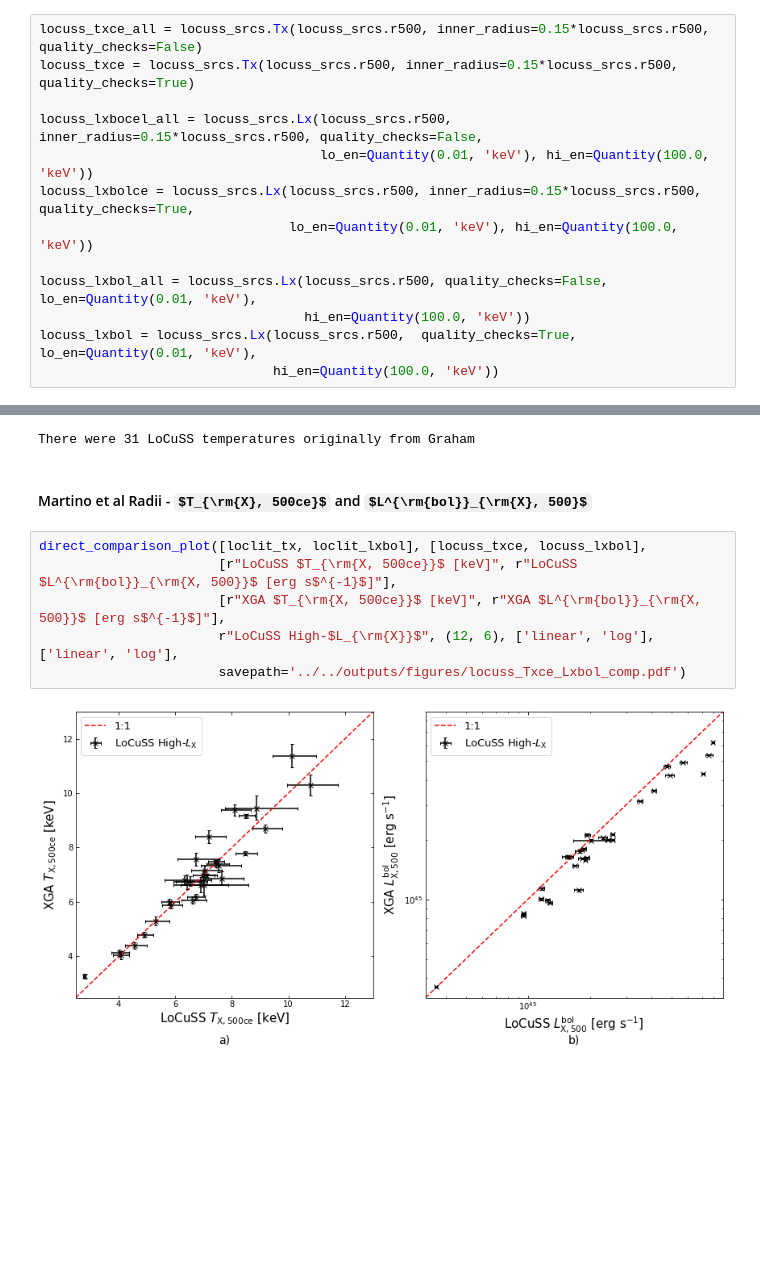
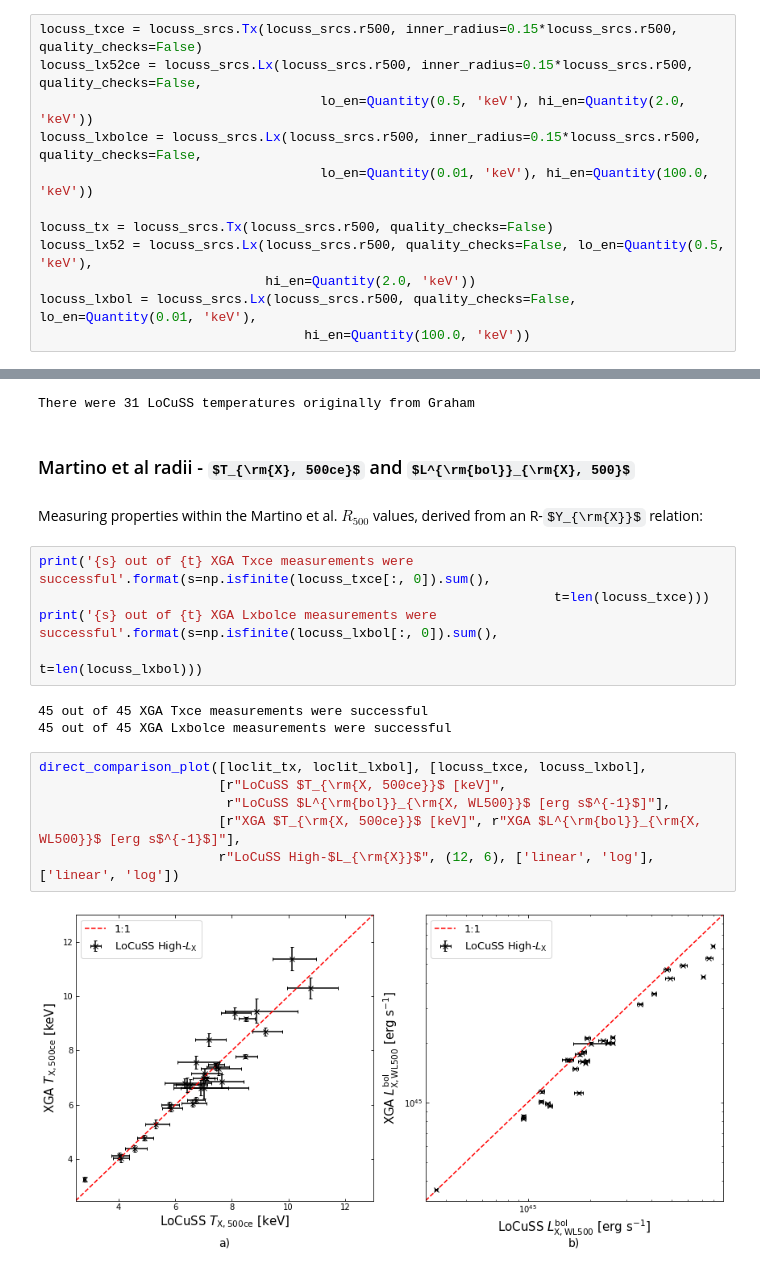
Before and after one commit to DavidT3/XCS-Mass-Paper-I-Analysis, a Jupyter notebook: notebooks/temp_lum_comparisons/locuss_comparisons.ipynb, the cells around one changed output, grey strips where cells are left out. Saved outputs shown, nothing was run; the diff lists cells and outputs as text; some formulas as TeX source; blank space fills up the shorter version.

```diff
--- a/notebooks/temp_lum_comparisons/locuss_comparisons.ipynb
+++ b/notebooks/temp_lum_comparisons/locuss_comparisons.ipynb
@@ -130,15 +158,14 @@ We must extract and judge the quality of the temperature and luminosity measurem
 # %% [markdown]
 ### Martino et al.
 # %%
-locuss_txce_all = locuss_srcs.Tx(locuss_srcs.r500, inner_radius=0.15*locuss_srcs.r500, quality_checks=False)
-locuss_txce = locuss_srcs.Tx(locuss_srcs.r500, inner_radius=0.15*locuss_srcs.r500, quality_checks=True)
+locuss_txce = locuss_srcs.Tx(locuss_srcs.r500, inner_radius=0.15*locuss_srcs.r500, quality_checks=False)
+locuss_lx52ce = locuss_srcs.Lx(locuss_srcs.r500, inner_radius=0.15*locuss_srcs.r500, quality_checks=False,
+                                    lo_en=Quantity(0.5, 'keV'), hi_en=Quantity(2.0, 'keV'))
+locuss_lxbolce = locuss_srcs.Lx(locuss_srcs.r500, inner_radius=0.15*locuss_srcs.r500, quality_checks=False,
+                                    lo_en=Quantity(0.01, 'keV'), hi_en=Quantity(100.0, 'keV'))
 
-locuss_lxbocel_all = locuss_srcs.Lx(locuss_srcs.r500, inner_radius=0.15*locuss_srcs.r500, quality_checks=False,
-                                    lo_en=Quantity(0.01, 'keV'), hi_en=Quantity(100.0, 'keV'))
-locuss_lxbolce = locuss_srcs.Lx(locuss_srcs.r500, inner_radius=0.15*locuss_srcs.r500, quality_checks=True,
-                                lo_en=Quantity(0.01, 'keV'), hi_en=Quantity(100.0, 'keV'))
-
-locuss_lxbol_all = locuss_srcs.Lx(locuss_srcs.r500, quality_checks=False, lo_en=Quantity(0.01, 'keV'),
+locuss_tx = locuss_srcs.Tx(locuss_srcs.r500, quality_checks=False)
+locuss_lx52 = locuss_srcs.Lx(locuss_srcs.r500, quality_checks=False, lo_en=Quantity(0.5, 'keV'),
+                             hi_en=Quantity(2.0, 'keV'))
+locuss_lxbol = locuss_srcs.Lx(locuss_srcs.r500, quality_checks=False, lo_en=Quantity(0.01, 'keV'),
                                   hi_en=Quantity(100.0, 'keV'))
-locuss_lxbol = locuss_srcs.Lx(locuss_srcs.r500,  quality_checks=True, lo_en=Quantity(0.01, 'keV'),
-                              hi_en=Quantity(100.0, 'keV'))
@@ -194,15 +205,25 @@ print('There were {n} LoCuSS temperatures originally from Graham'.format(n=np.is
 # %% [output]
 There were 31 LoCuSS temperatures originally from Graham
 # %% [markdown]
-#### Martino et al Radii - $T_{\rm{X}, 500ce}$ and $L^{\rm{bol}}_{\rm{X}, 500}$
+### Martino et al radii - $T_{\rm{X}, 500ce}$ and $L^{\rm{bol}}_{\rm{X}, 500}$
+# %% [markdown]
+Measuring properties within the Martino et al. $R_{500}$ values, derived from an R-$Y_{\rm{X}}$ relation:
+# %%
+print('{s} out of {t} XGA Txce measurements were successful'.format(s=np.isfinite(locuss_txce[:, 0]).sum(),
+                                                                  t=len(locuss_txce)))
+print('{s} out of {t} XGA Lxbolce measurements were successful'.format(s=np.isfinite(locuss_lxbol[:, 0]).sum(),
+                                                                    t=len(locuss_lxbol)))
+# %% [output]
+45 out of 45 XGA Txce measurements were successful
+45 out of 45 XGA Lxbolce measurements were successful
 # %%
 direct_comparison_plot([loclit_tx, loclit_lxbol], [locuss_txce, locuss_lxbol],
-                       [r"LoCuSS $T_{\rm{X, 500ce}}$ [keV]", r"LoCuSS $L^{\rm{bol}}_{\rm{X, 500}}$ [erg s$^{-1}$]"],
-                       [r"XGA $T_{\rm{X, 500ce}}$ [keV]", r"XGA $L^{\rm{bol}}_{\rm{X, 500}}$ [erg s$^{-1}$]"],
-                       r"LoCuSS High-$L_{\rm{X}}$", (12, 6), ['linear', 'log'], ['linear', 'log'],
-                       savepath='../../outputs/figures/locuss_Txce_Lxbol_comp.pdf')
+                       [r"LoCuSS $T_{\rm{X, 500ce}}$ [keV]",
+                        r"LoCuSS $L^{\rm{bol}}_{\rm{X, WL500}}$ [erg s$^{-1}$]"],
+                       [r"XGA $T_{\rm{X, 500ce}}$ [keV]", r"XGA $L^{\rm{bol}}_{\rm{X, WL500}}$ [erg s$^{-1}$]"],
+                       r"LoCuSS High-$L_{\rm{X}}$", (12, 6), ['linear', 'log'], ['linear', 'log'])
 # %% [output]
-[figure, old version]
+[figure, new version]
 # %%
 fit_comp(loclit_tx, locuss_txce, [[0, 100], [0, 5]], r"LoCuSS $T_{\rm{X, 500ce}}$ [keV]",
          r"XGA $T_{\rm{X, 500ce}}$ [keV]", Quantity(1, 'keV'),  num_steps=20000, view_chains=True,
```
Also changed, not shown: parts of 46 cells of this notebook.
